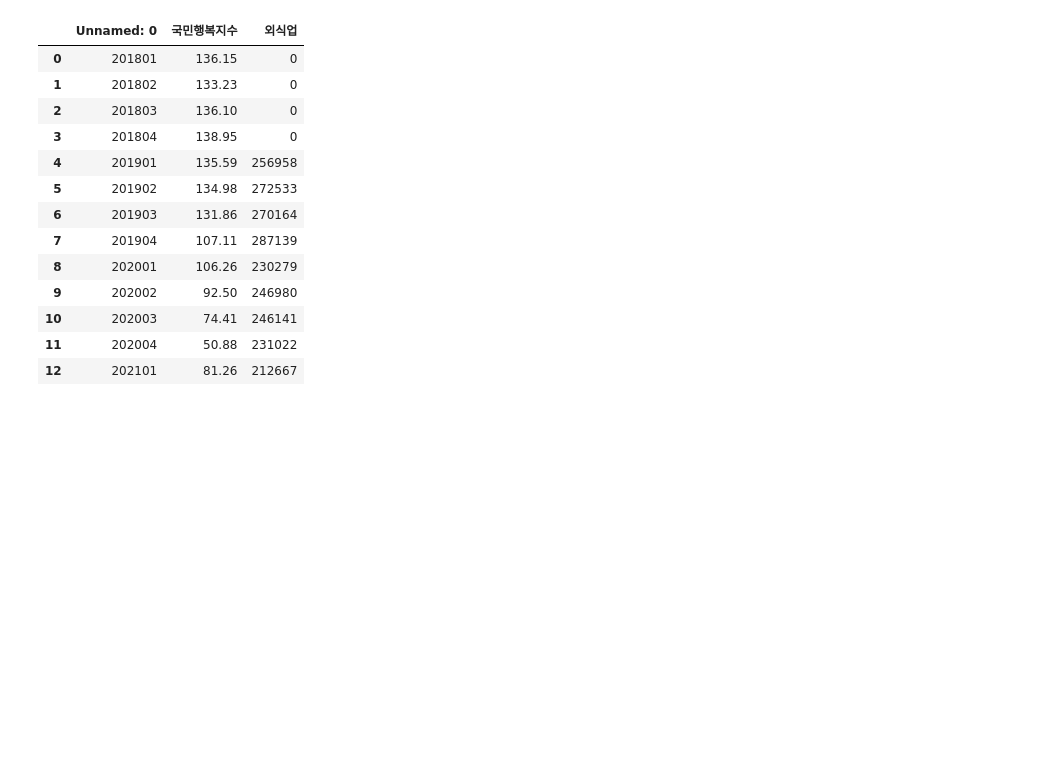
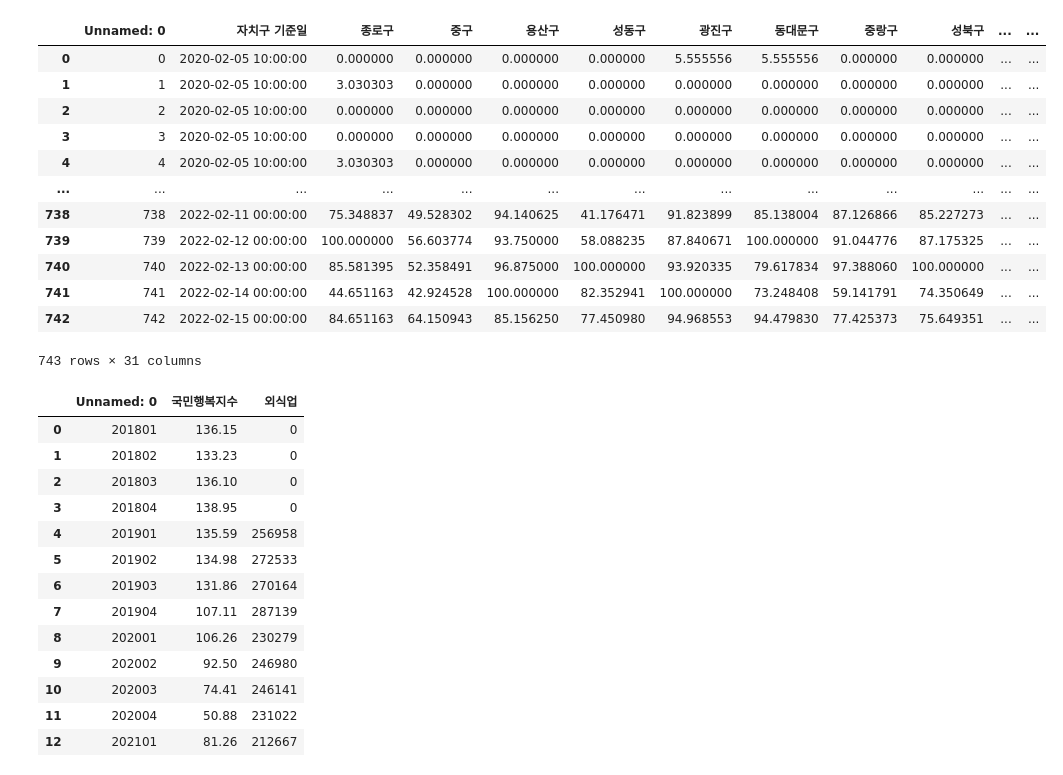
Before and after one commit to ejcho3792/TIL, a Jupyter notebook: Python/pjt_01_/Untitled.ipynb, the cells around one changed output. Drawn from its saved outputs; the diff is of its cells as text; code cells hidden in the pictures; blank space fills up the shorter version.

```diff
--- a/Python/pjt_01_/Untitled.ipynb
+++ b/Python/pjt_01_/Untitled.ipynb
@@ -0,0 +1,19 @@
+# %%
+import pandas as pd
+
+dd=pd.read_excel('quart_infect.xlsx')
+dd
+# %% [output]
+|  | Unnamed: 0 | 자치구 기준일 | 종로구 | 중구 | 용산구 | 성동구 | 광진구 | 동대문구 | 중랑구 | 성북구 | ... | ... |
+| 0 | 0 | 2020-02-05 10:00:00 | 0.000000 | 0.000000 | 0.000000 | 0.000000 | 5.555556 | 5.555556 | 0.000000 | 0.000000 | ... | ... |
+| 1 | 1 | 2020-02-05 10:00:00 | 3.030303 | 0.000000 | 0.000000 | 0.000000 | 0.000000 | 0.000000 | 0.000000 | 0.000000 | ... | ... |
+| 2 | 2 | 2020-02-05 10:00:00 | 0.000000 | 0.000000 | 0.000000 | 0.000000 | 0.000000 | 0.000000 | 0.000000 | 0.000000 | ... | ... |
+| 3 | 3 | 2020-02-05 10:00:00 | 0.000000 | 0.000000 | 0.000000 | 0.000000 | 0.000000 | 0.000000 | 0.000000 | 0.000000 | ... | ... |
+| 4 | 4 | 2020-02-05 10:00:00 | 3.030303 | 0.000000 | 0.000000 | 0.000000 | 0.000000 | 0.000000 | 0.000000 | 0.000000 | ... | ... |
+| ... | ... | ... | ... | ... | ... | ... | ... | ... | ... | ... | ... | ... |
+| 738 | 738 | 2022-02-11 00:00:00 | 75.348837 | 49.528302 | 94.140625 | 41.176471 | 91.823899 | 85.138004 | 87.126866 | 85.227273 | ... | ... |
+| 739 | 739 | 2022-02-12 00:00:00 | 100.000000 | 56.603774 | 93.750000 | 58.088235 | 87.840671 | 100.000000 | 91.044776 | 87.175325 | ... | ... |
+| 740 | 740 | 2022-02-13 00:00:00 | 85.581395 | 52.358491 | 96.875000 | 100.000000 | 93.920335 | 79.617834 | 97.388060 | 100.000000 | ... | ... |
+| 741 | 741 | 2022-02-14 00:00:00 | 44.651163 | 42.924528 | 100.000000 | 82.352941 | 100.000000 | 73.248408 | 59.141791 | 74.350649 | ... | ... |
+| 742 | 742 | 2022-02-15 00:00:00 | 84.651163 | 64.150943 | 85.156250 | 77.450980 | 94.968553 | 94.479830 | 77.425373 | 75.649351 | ... | ... |
+743 rows × 31 columns
```
Also changed, not shown: parts of 1 cell of this notebook, 33 other files.
